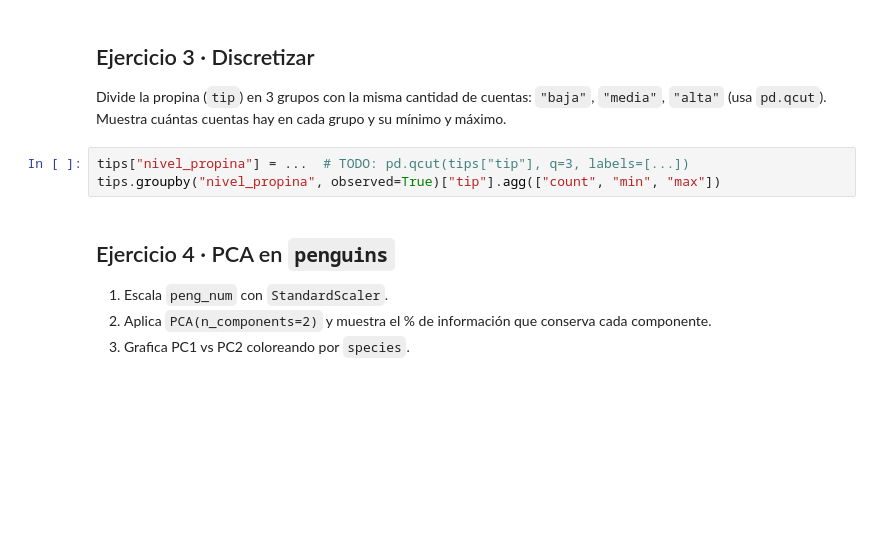
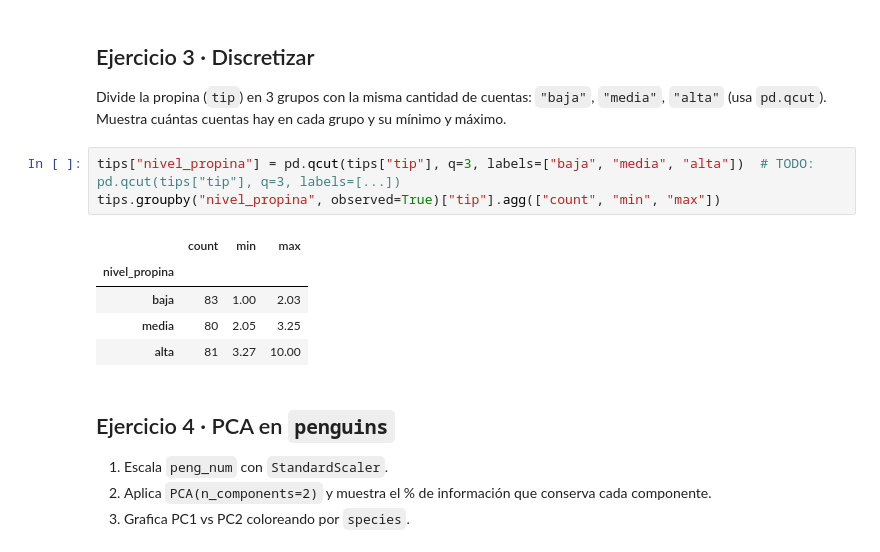
Before and after one commit to Abrilskop/uniandes-trasnfromacion, a Jupyter notebook: S2/S2_taller_estudiantes.ipynb, the cells around one changed output. Drawn from its saved outputs; the diff is of its cells as text; blank space fills up the shorter version.

```diff
--- a/S2/S2_taller_estudiantes.ipynb
+++ b/S2/S2_taller_estudiantes.ipynb
@@ -68,8 +100,14 @@ print("Ejercicio 2 ✔")
 ## Ejercicio 3 · Discretizar
 Divide la propina (`tip`) en 3 grupos con la misma cantidad de cuentas: `"baja"`, `"media"`, `"alta"` (usa `pd.qcut`). Muestra cuántas cuentas hay en cada grupo y su mínimo y máximo.
 # %%
-tips["nivel_propina"] = ...  # TODO: pd.qcut(tips["tip"], q=3, labels=[...])
+tips["nivel_propina"] = pd.qcut(tips["tip"], q=3, labels=["baja", "media", "alta"])  # TODO: pd.qcut(tips["tip"], q=3, labels=[...])
 tips.groupby("nivel_propina", observed=True)["tip"].agg(["count", "min", "max"])
+# %% [output]
+|  | count | min | max |
+| nivel_propina |  |  |  |
+| baja | 83 | 1.00 | 2.03 |
+| media | 80 | 2.05 | 3.25 |
+| alta | 81 | 3.27 | 10.00 |
 # %% [markdown]
 ## Ejercicio 4 · PCA en `penguins`
 1. Escala `peng_num` con `StandardScaler`.
```
Also changed, not shown: parts of 8 cells of this notebook, 1 other file.
